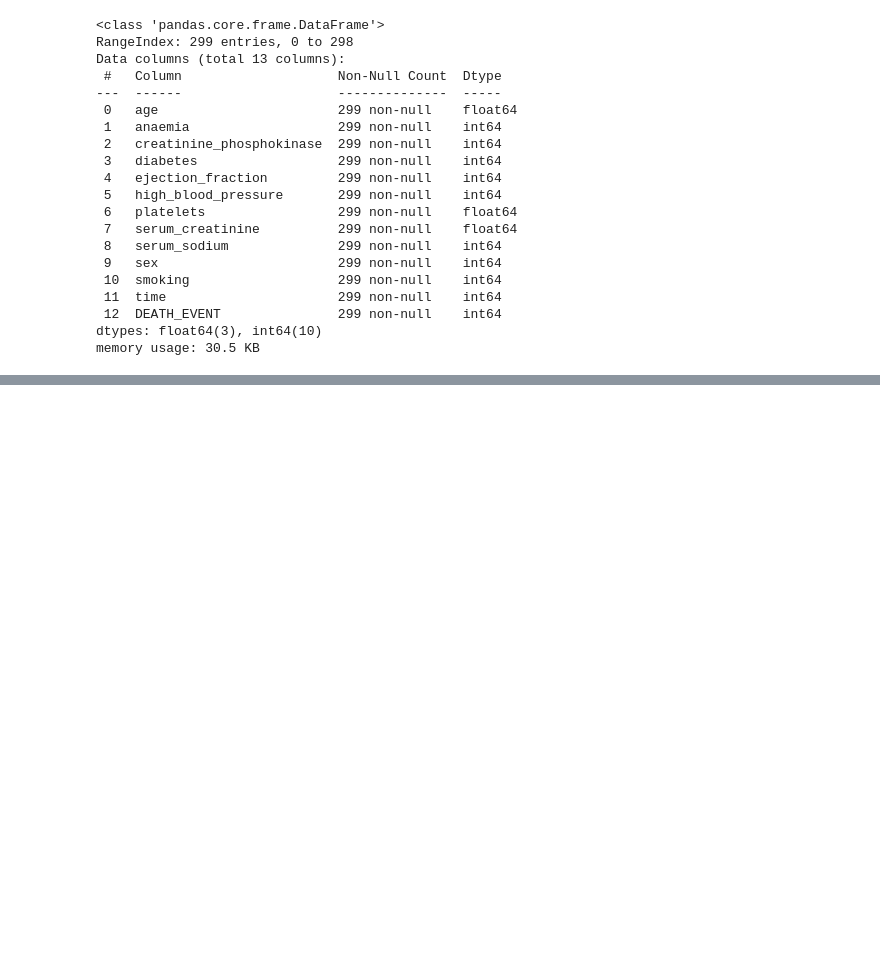
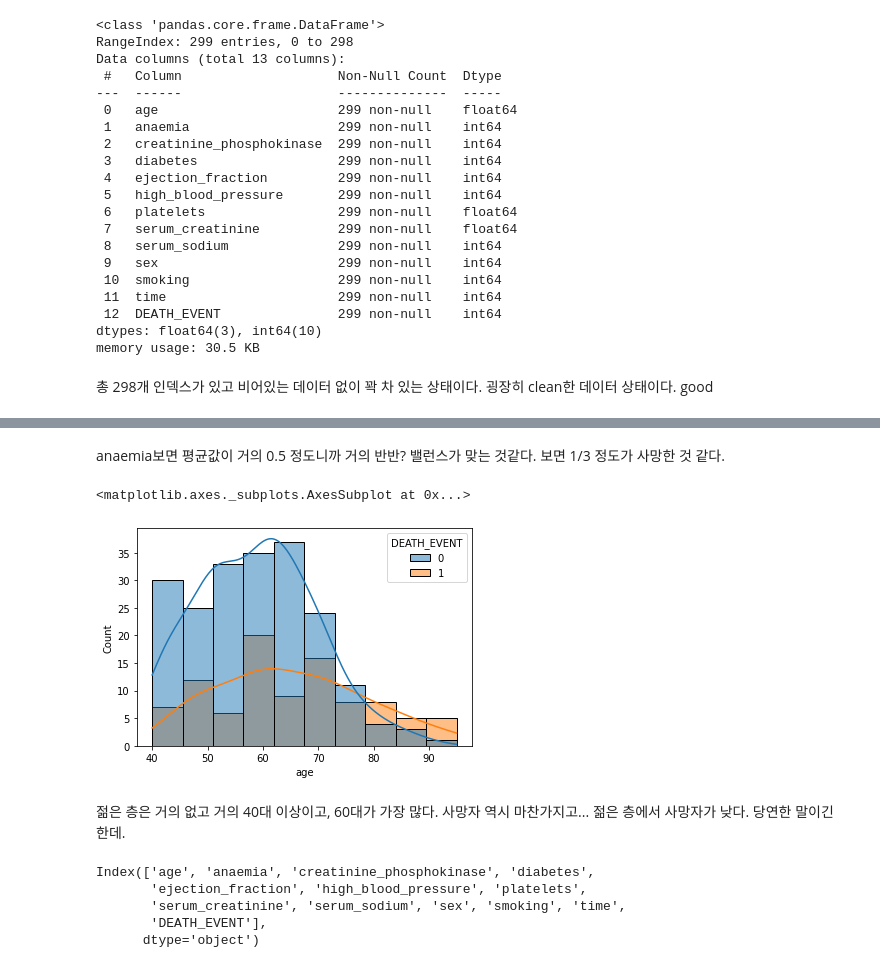
Before and after one commit to Yudaeun/Data_Analysis, a Jupyter notebook: Prevention_of_heart_failure.ipynb, the cells around one changed output, grey strips where cells are left out. Cells and saved outputs as stored; diff of their text form; code cells hidden in the pictures; blank space fills up the shorter version.

```diff
--- a/Prevention_of_heart_failure.ipynb
+++ b/Prevention_of_heart_failure.ipynb
@@ -165,6 +181,8 @@ Data columns (total 13 columns):
  12  DEATH_EVENT               299 non-null    int64
 dtypes: float64(3), int64(10)
 memory usage: 30.5 KB
+# %% [markdown]
+총 298개 인덱스가 있고 비어있는 데이터 없이 꽉 차 있는 상태이다. 굉장히 clean한 데이터 상태이다. good
 # %%
 df.describe()
 # %% [output]
@@ -177,3 +195,20 @@ df.describe()
 | 50% | 60.000000 | 0.000000 | 250.000000 | 0.000000 | 38.000000 | 0.000000 | 262000.000000 | ... |
 | 75% | 70.000000 | 1.000000 | 582.000000 | 1.000000 | 45.000000 | 1.000000 | 303500.000000 | ... |
 | max | 95.000000 | 1.000000 | 7861.000000 | 1.000000 | 80.000000 | 1.000000 | 850000.000000 | ... |
+# %% [markdown]
+anaemia보면 평균값이 거의 0.5 정도니까 거의 반반? 밸런스가 맞는 것같다. 보면 1/3 정도가 사망한 것 같다.
+# %%
+sns.histplot(x='age',data=df, hue='DEATH_EVENT',kde=True)
+# %% [output]
+<matplotlib.axes._subplots.AxesSubplot at 0x...>
+[figure, added]
+# %% [markdown]
+젊은 층은 거의 없고 거의 40대 이상이고, 60대가 가장 많다. 사망자 역시 마찬가지고... 젊은 층에서 사망자가 낮다. 당연한 말이긴 한데.
+# %%
+df.columns
+# %% [output]
+Index(['age', 'anaemia', 'creatinine_phosphokinase', 'diabetes',
+       'ejection_fraction', 'high_blood_pressure', 'platelets',
+       'serum_creatinine', 'serum_sodium', 'sex', 'smoking', 'time',
+       'DEATH_EVENT'],
+      dtype='object')
```
Also changed, not shown: parts of 35 cells of this notebook.
